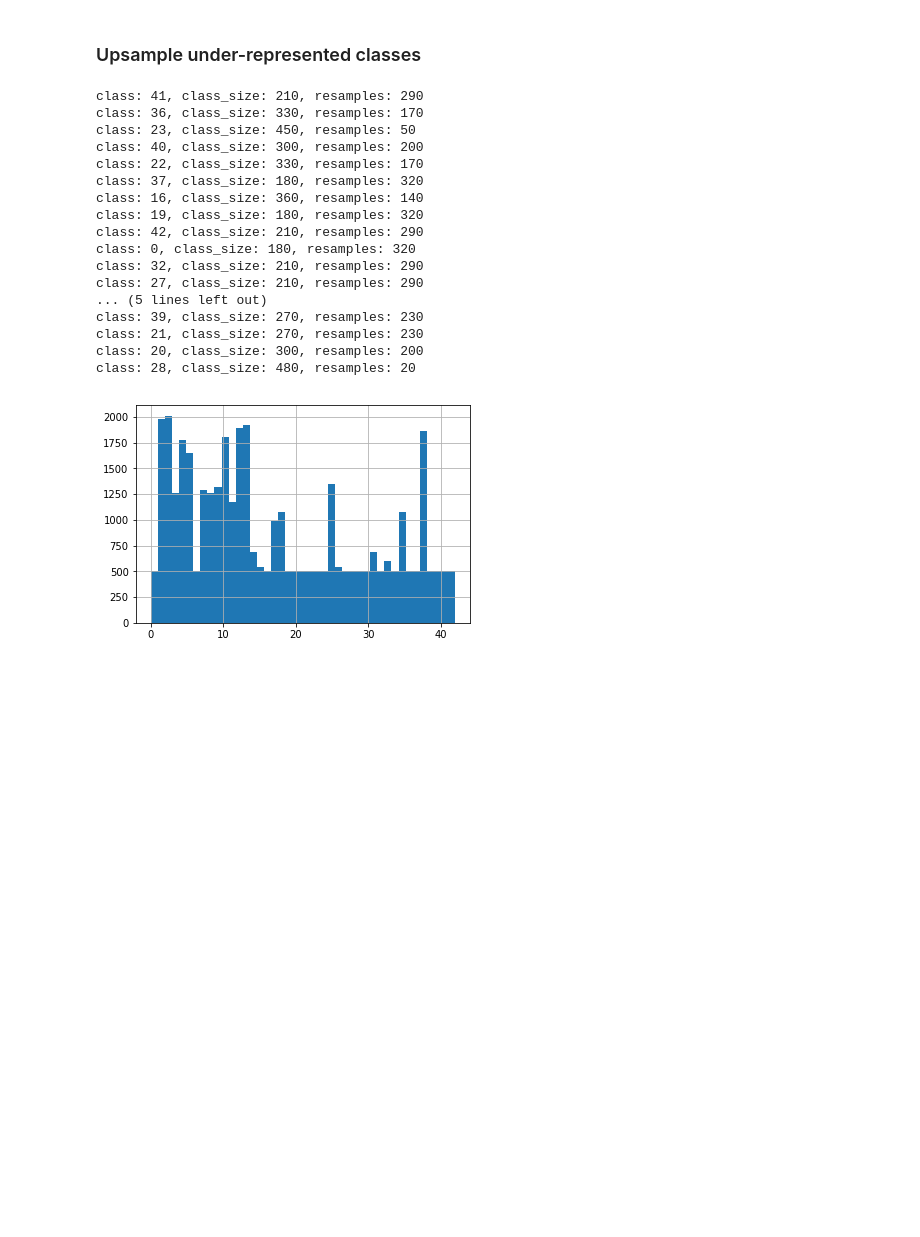
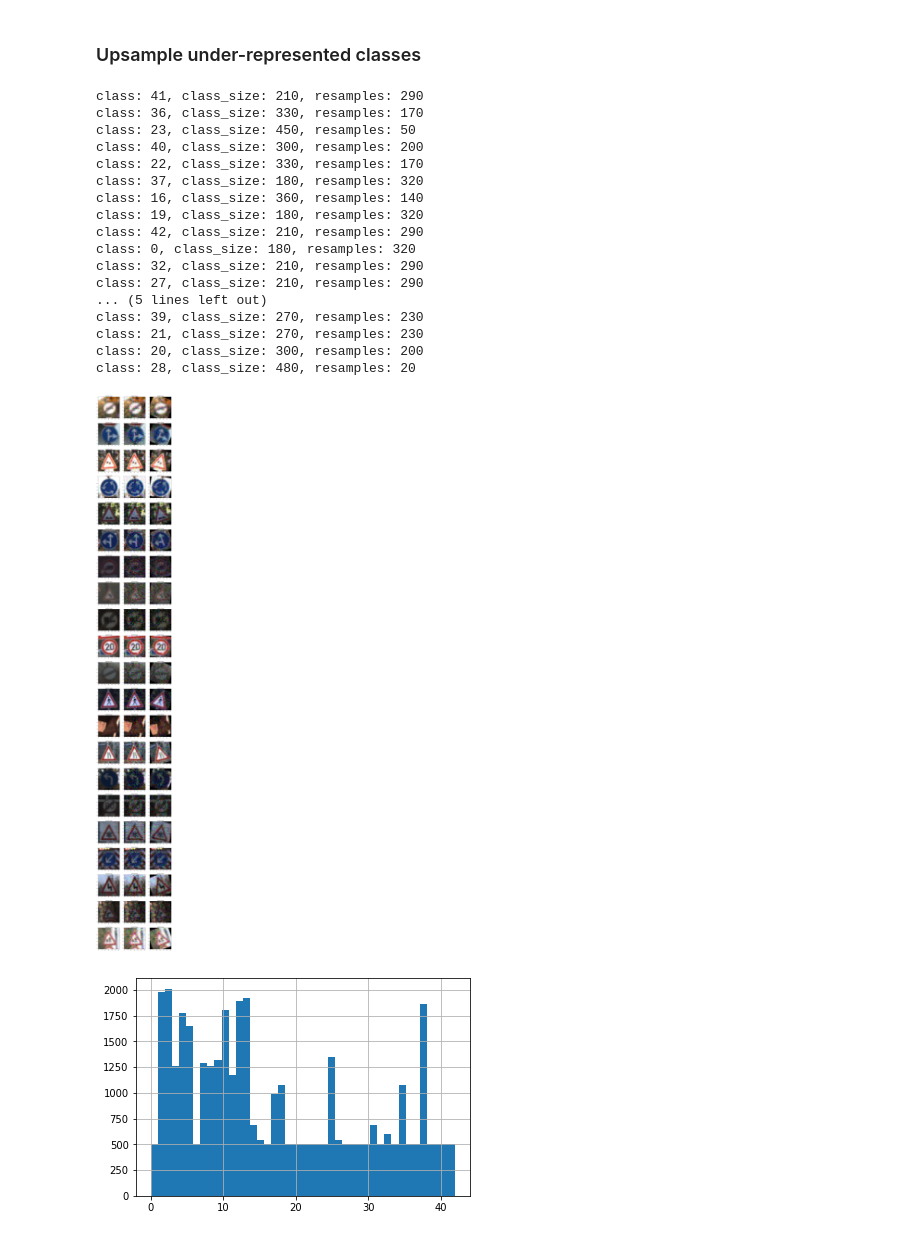
Before and after one commit to Data-drone/CarND-Traffic-Sign-Classifier-Project, a Jupyter notebook: Traffic_Sign_Classifier_Advanced.ipynb, the cells around one changed output. Drawn from its saved outputs; the diff is of its cells as text; code cells hidden in the pictures; blank space fills up the shorter version.

```diff
--- a/Traffic_Sign_Classifier_Advanced.ipynb
+++ b/Traffic_Sign_Classifier_Advanced.ipynb
@@ -210,6 +214,10 @@ resample_threshold = 500
 
 res_train_X = X_train
 res_train_Y = y_train
+
+plt.figure(figsize=(17,len(train_array['class'].unique())*19))
+counter = 0
+uniques = len(train_array['class'].unique())
 
 for it in train_array['class'].unique():
     indexes = train_array.loc[train_array['class']==it].index.tolist()
@@ -217,35 +225,46 @@ for it in train_array['class'].unique():
         diff = resample_threshold - len(indexes)
         sample = np.random.choice(indexes, diff, replace=True)
         print('class: {0}, class_size: {1}, resamples: {2}'.format(it, len(indexes), len(sample)))
         extras_X = np.take(X_train, sample, axis = 0)
         extras_Y = np.take(y_train, sample)
 
         extras_X_jit = apply_to_array(extras_X, jitter_func)
-        extras_X_jit = apply_to_array(extras_X_jit, random_rotation)
+        extras_X_rot = apply_to_array(extras_X_jit, random_rotation)
 
+        plt.subplot(uniques*3, 3, counter+1)
+        plt.title('original image')
+        plt.imshow(extras_X[1])
+        plt.subplot(uniques*3, 3, counter+2)
+        plt.title('jittered image')
+        plt.imshow(extras_X_jit[1])
+        plt.subplot(uniques*3, 3, counter+3)
+        plt.title('rotated image')
+        plt.imshow(extras_X_rot[1])
+        counter += 3
 
         #print('mean before: {0}, mean after: {1}'.format(np.mean(extras_X), np.mean(extras_X_jit) ))
 
-        res_train_X = np.append(res_train_X, extras_X_jit, axis = 0 )
+        res_train_X = np.append(res_train_X, extras_X_rot, axis = 0 )
         res_train_Y = np.append(res_train_Y, extras_Y )
 # %% [output]
 class: 41, class_size: 210, resamples: 290
 class: 36, class_size: 330, resamples: 170
 class: 23, class_size: 450, resamples: 50
 class: 40, class_size: 300, resamples: 200
 class: 22, class_size: 330, resamples: 170
 class: 37, class_size: 180, resamples: 320
 class: 16, class_size: 360, resamples: 140
 class: 19, class_size: 180, resamples: 320
 class: 42, class_size: 210, resamples: 290
 class: 0, class_size: 180, resamples: 320
 class: 32, class_size: 210, resamples: 290
 class: 27, class_size: 210, resamples: 290
 ... (5 lines left out)
 class: 39, class_size: 270, resamples: 230
 class: 21, class_size: 270, resamples: 230
 class: 20, class_size: 300, resamples: 200
 class: 28, class_size: 480, resamples: 20
+[figure, added]
 # %%
 resamp_train_array = pd.DataFrame(res_train_Y, columns=['class'], dtype=np.int8)
 hist = resamp_train_array['class'].hist(bins = 43)
```
Also changed, not shown: parts of 10 cells of this notebook, 6 other files.
